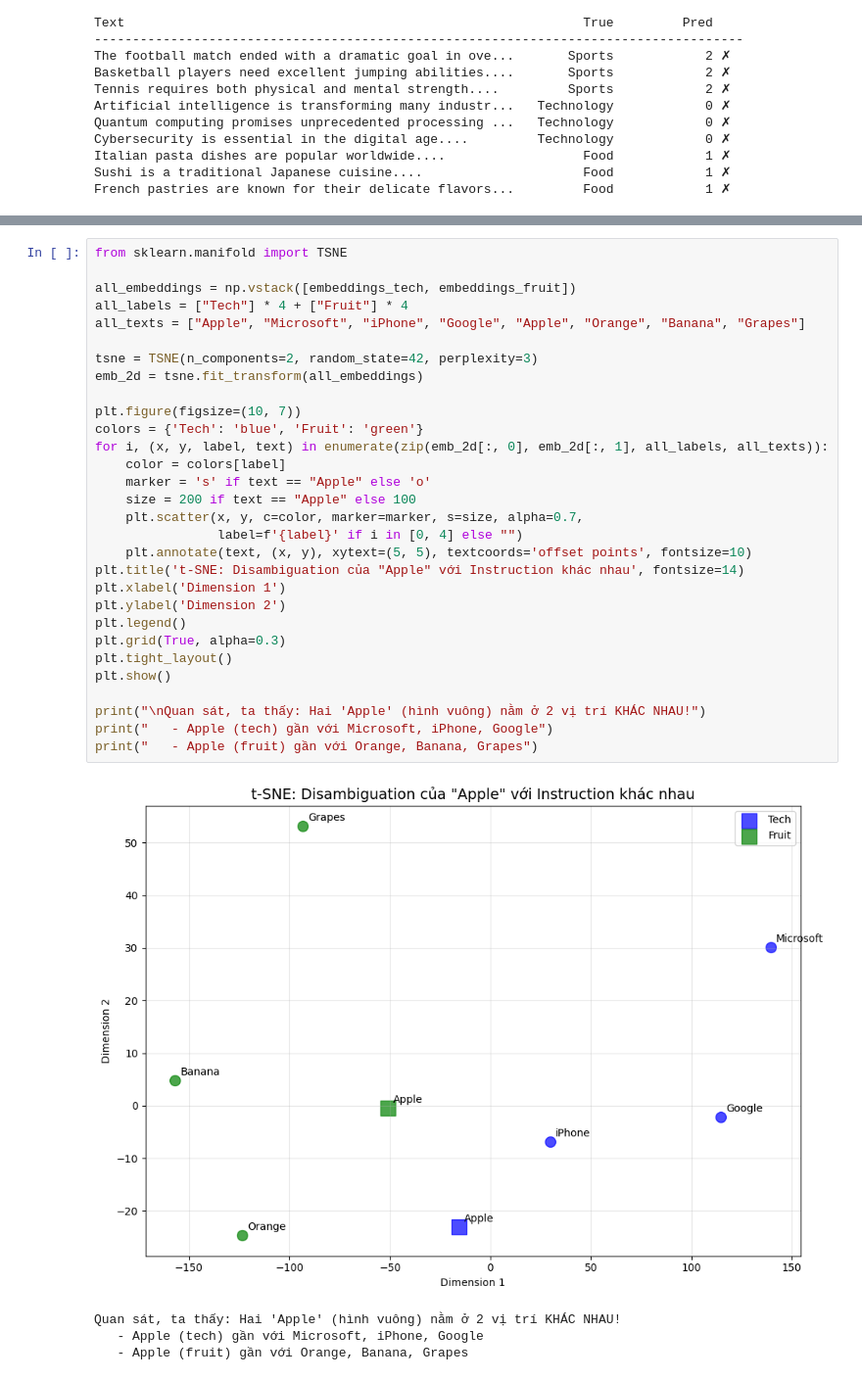
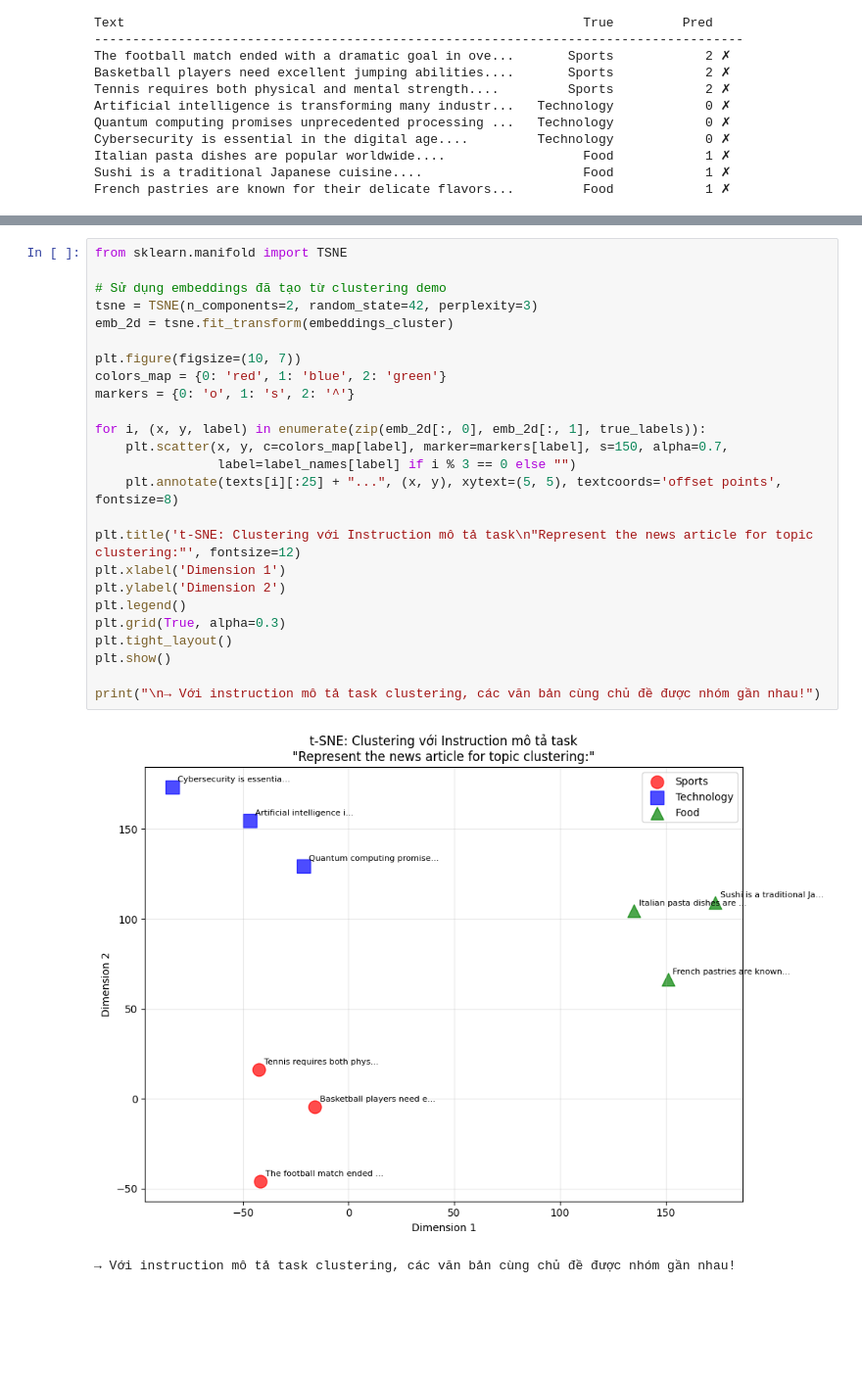
Before and after one commit to AdamNbz/CS221, a Jupyter notebook: instructor-embedding/demo.ipynb, the cells around one changed output, grey strips where cells are left out. Shown: that part at 98% size. Drawn from its saved outputs; the diff is of its cells as text; blank space fills up the shorter version.

```diff
--- a/instructor-embedding/demo.ipynb
+++ b/instructor-embedding/demo.ipynb
@@ -379,35 +409,28 @@ Trực quan hóa sự phân tách giữa "Apple (tech)" và "Apple (fruit)" tron
 # %%
 from sklearn.manifold import TSNE
 
-all_embeddings = np.vstack([embeddings_tech, embeddings_fruit])
-all_labels = ["Tech"] * 4 + ["Fruit"] * 4
-all_texts = ["Apple", "Microsoft", "iPhone", "Google", "Apple", "Orange", "Banana", "Grapes"]
-
+# Sử dụng embeddings đã tạo từ clustering demo
 tsne = TSNE(n_components=2, random_state=42, perplexity=3)
-emb_2d = tsne.fit_transform(all_embeddings)
+emb_2d = tsne.fit_transform(embeddings_cluster)
 
 plt.figure(figsize=(10, 7))
-colors = {'Tech': 'blue', 'Fruit': 'green'}
-for i, (x, y, label, text) in enumerate(zip(emb_2d[:, 0], emb_2d[:, 1], all_labels, all_texts)):
-    color = colors[label]
-    marker = 's' if text == "Apple" else 'o'
-    size = 200 if text == "Apple" else 100
-    plt.scatter(x, y, c=color, marker=marker, s=size, alpha=0.7,
-                label=f'{label}' if i in [0, 4] else "")
-    plt.annotate(text, (x, y), xytext=(5, 5), textcoords='offset points', fontsize=10)
-plt.title('t-SNE: Disambiguation của "Apple" với Instruction khác nhau', fontsize=14)
+colors_map = {0: 'red', 1: 'blue', 2: 'green'}
+markers = {0: 'o', 1: 's', 2: '^'}
+
+for i, (x, y, label) in enumerate(zip(emb_2d[:, 0], emb_2d[:, 1], true_labels)):
+    plt.scatter(x, y, c=colors_map[label], marker=markers[label], s=150, alpha=0.7,
+                label=label_names[label] if i % 3 == 0 else "")
+    plt.annotate(texts[i][:25] + "...", (x, y), xytext=(5, 5), textcoords='offset points', fontsize=8)
+
+plt.title('t-SNE: Clustering với Instruction mô tả task\n"Represent the news article for topic clustering:"', fontsize=12)
 plt.xlabel('Dimension 1')
 plt.ylabel('Dimension 2')
 plt.legend()
 plt.grid(True, alpha=0.3)
 plt.tight_layout()
 plt.show()
 
-print("\nQuan sát, ta thấy: Hai 'Apple' (hình vuông) nằm ở 2 vị trí KHÁC NHAU!")
-print("   - Apple (tech) gần với Microsoft, iPhone, Google")
-print("   - Apple (fruit) gần với Orange, Banana, Grapes")
+print("\n→ Với instruction mô tả task clustering, các văn bản cùng chủ đề được nhóm gần nhau!")
 # %% [output]
-[figure, old version]
+[figure, new version]
-Quan sát, ta thấy: Hai 'Apple' (hình vuông) nằm ở 2 vị trí KHÁC NHAU!
-   - Apple (tech) gần với Microsoft, iPhone, Google
-   - Apple (fruit) gần với Orange, Banana, Grapes
+→ Với instruction mô tả task clustering, các văn bản cùng chủ đề được nhóm gần nhau!
```
Also changed, not shown: parts of 13 cells of this notebook, 1 other file.
